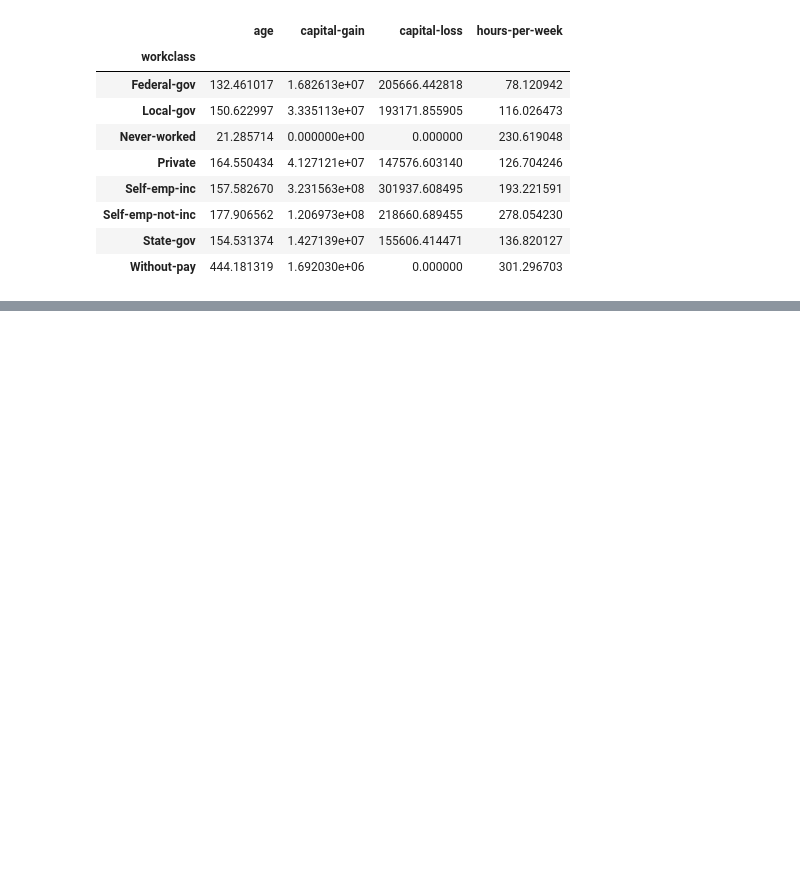
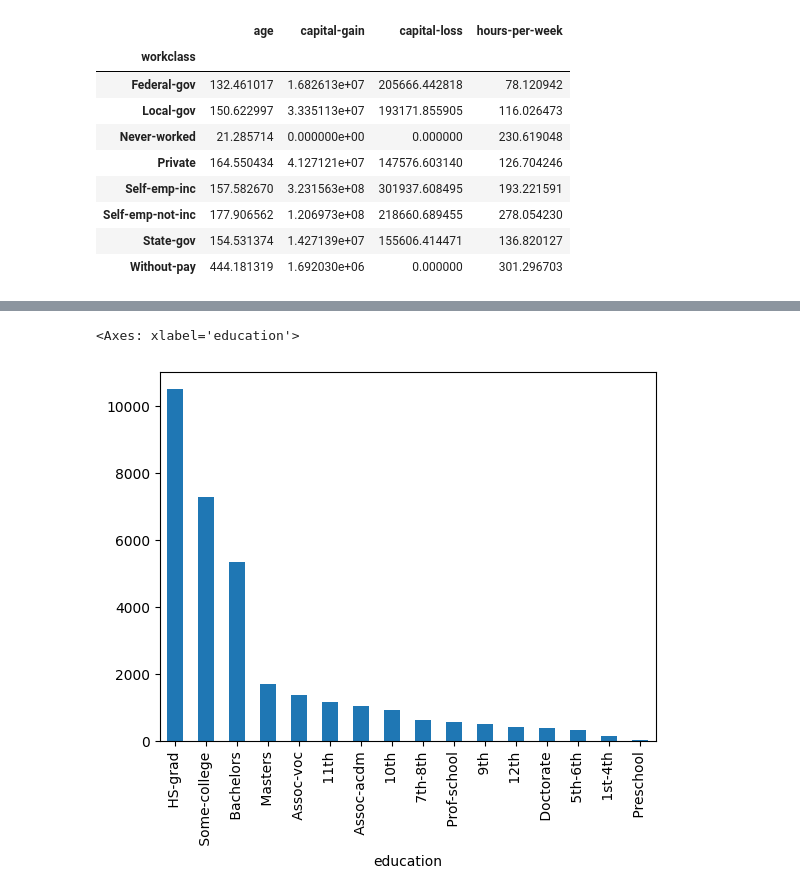
Before and after one commit to slimseidl/DataScience, a Jupyter notebook: DataAnalysisWithTools/pandasAndNumPy/CensusData/numpy.ipynb, the cells around one changed output, grey strips where cells are left out. Cells and saved outputs as stored; diff of their text form; code cells hidden in the pictures; blank space fills up the shorter version.

```diff
--- a/DataAnalysisWithTools/pandasAndNumPy/CensusData/numpy.ipynb
+++ b/DataAnalysisWithTools/pandasAndNumPy/CensusData/numpy.ipynb
@@ -346,0 +386,6 @@ df_census.groupby("workclass")[["age","capital-gain","capital-loss","hours-per-w
+# %%
+# bar chart for education
+df_census['education'].value_counts().plot(kind='bar')
+# %% [output]
+<Axes: xlabel='education'>
+[figure, added]
```
Also changed, not shown: parts of 17 cells of this notebook, 8 other files.
